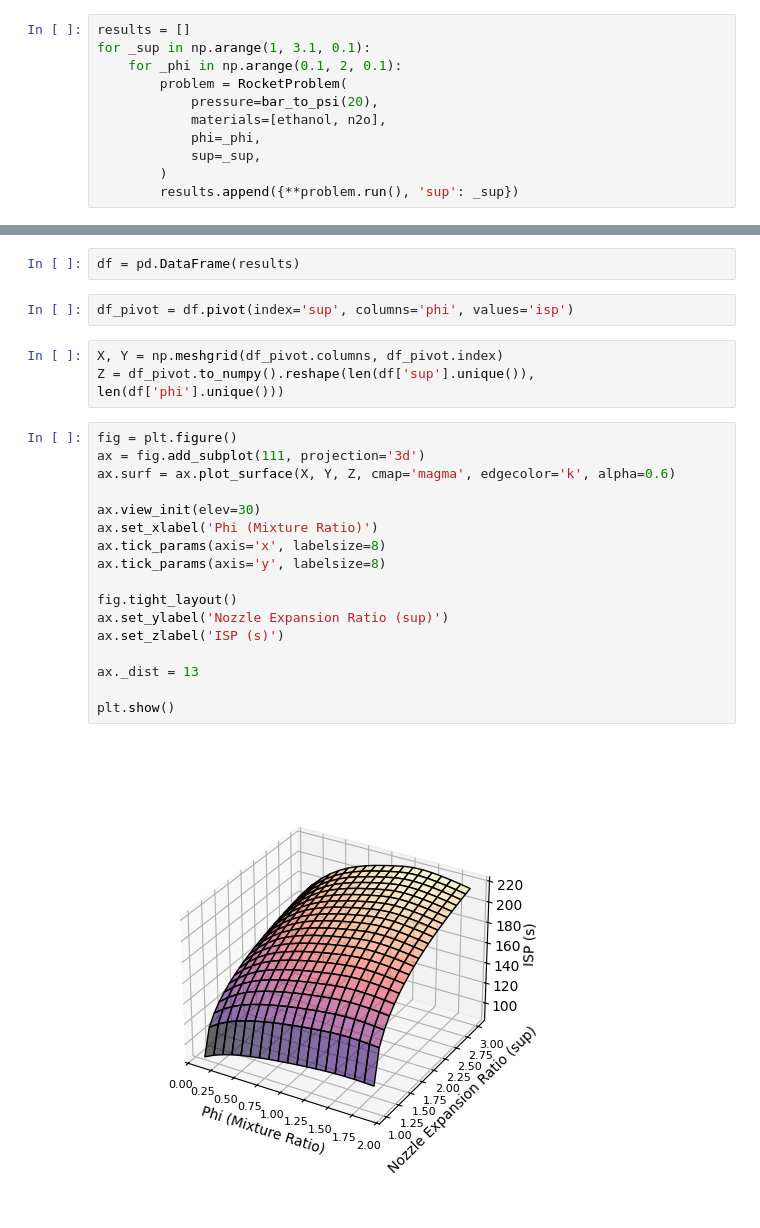
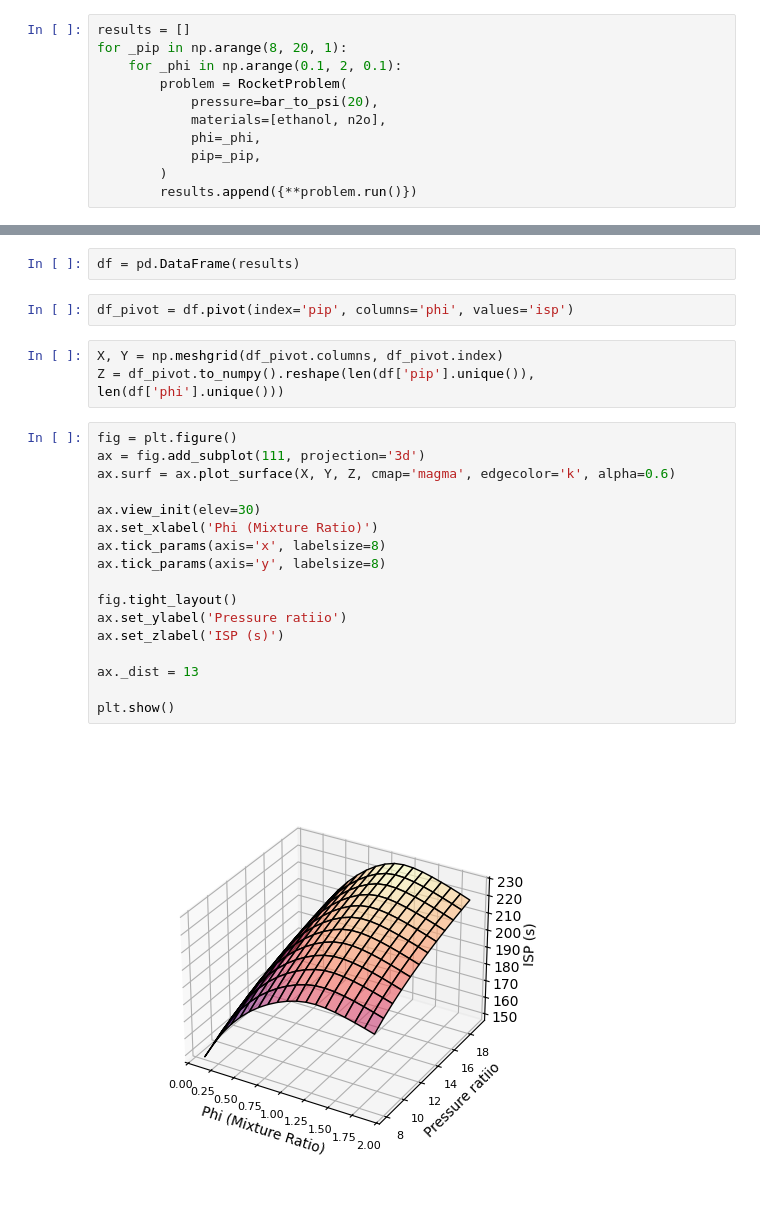
Before and after one commit to ULAS-HiPR/luin_of_celtchar, a Jupyter notebook: 03_2_vars.ipynb, the cells around one changed output, grey strips where cells are left out. Drawn from its saved outputs; the diff is of its cells as text.

```diff
--- a/03_2_vars.ipynb
+++ b/03_2_vars.ipynb
@@ -13,15 +13,15 @@ ethanol = Fuel("C3H8O,2propanol", temp=298)
 n2o = Oxidizer("N2O", temp=298)
 # %%
 results = []
-for _sup in np.arange(1, 3.1, 0.1):
+for _pip in np.arange(8, 20, 1):
     for _phi in np.arange(0.1, 2, 0.1):
         problem = RocketProblem(
             pressure=bar_to_psi(20),
             materials=[ethanol, n2o],
             phi=_phi,
-            sup=_sup,
+            pip=_pip,
         )
-        results.append({**problem.run(), 'sup': _sup})
+        results.append({**problem.run()})
 # %%
 len(results)
 # %% [output]
@@ -29,29 +29,29 @@ len(results)
 # %%
 df = pd.DataFrame(results)
 # %%
-df_pivot = df.pivot(index='sup', columns='phi', values='isp')
+df_pivot = df.pivot(index='pip', columns='phi', values='isp')
 # %%
 X, Y = np.meshgrid(df_pivot.columns, df_pivot.index)
-Z = df_pivot.to_numpy().reshape(len(df['sup'].unique()), len(df['phi'].unique()))
+Z = df_pivot.to_numpy().reshape(len(df['pip'].unique()), len(df['phi'].unique()))
 # %%
 fig = plt.figure()
 ax = fig.add_subplot(111, projection='3d')
 ax.surf = ax.plot_surface(X, Y, Z, cmap='magma', edgecolor='k', alpha=0.6)
 
 ax.view_init(elev=30)
 ax.set_xlabel('Phi (Mixture Ratio)')
 ax.tick_params(axis='x', labelsize=8)
 ax.tick_params(axis='y', labelsize=8)
 
 fig.tight_layout()
-ax.set_ylabel('Nozzle Expansion Ratio (sup)')
+ax.set_ylabel('Pressure ratiio')
 ax.set_zlabel('ISP (s)')
 
 ax._dist = 13
 
 plt.show()
 # %% [output]
-[figure, old version]
+[figure, new version]
 # %%
 import plotly.graph_objects as go
 
```
Also changed, not shown: parts of 2 cells of this notebook, 2 other files.
